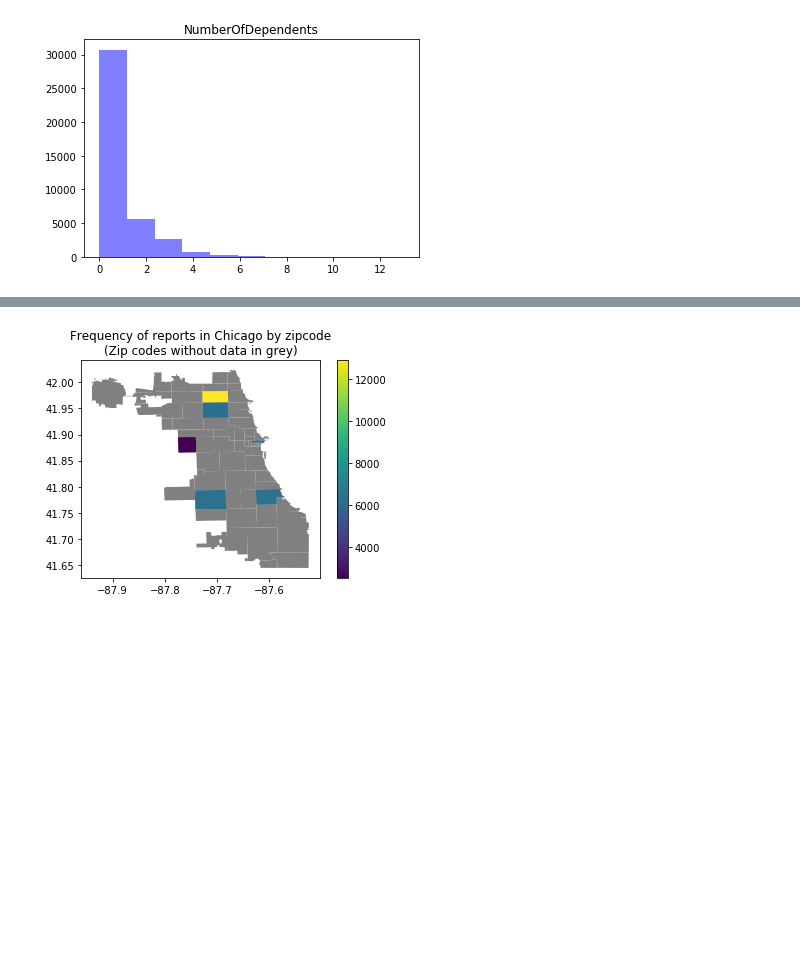
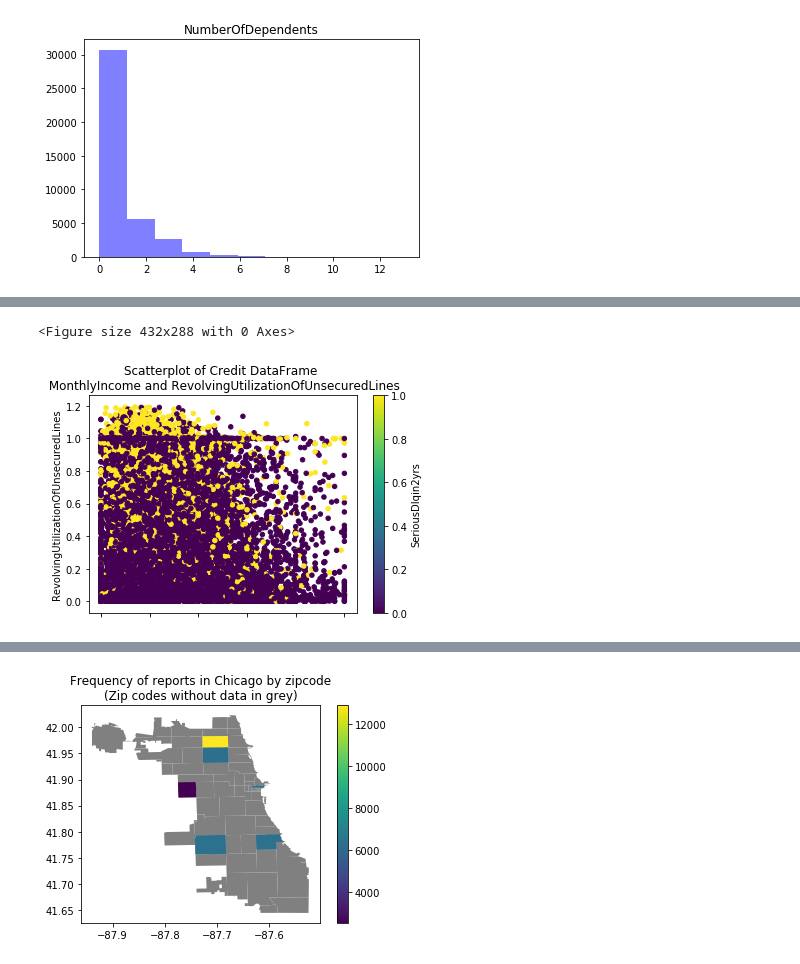
Before and after one commit to cariasmartelo/MLPP, a Jupyter notebook: HW2/pipeline_demo.ipynb, the cells around one changed output, grey strips where cells are left out. Cells and saved outputs as stored; diff of their text form; code cells hidden in the pictures; blank space fills up the shorter version.

```diff
--- a/HW2/pipeline_demo.ipynb
+++ b/HW2/pipeline_demo.ipynb
@@ -70,0 +235,5 @@ ppln.see_scatterplot(credit_df, 'age', 'NumberOfDependents')
+# %%
+ppln.see_scatterplot(credit_df_restrict, 'MonthlyIncome', 'RevolvingUtilizationOfUnsecuredLines', ppln.OUTCOME_VAR)
+# %% [output]
+<Figure size 432x288 with 0 Axes>
+[figure, added]
```
Also changed, not shown: parts of 37 cells of this notebook, 2 other files.
